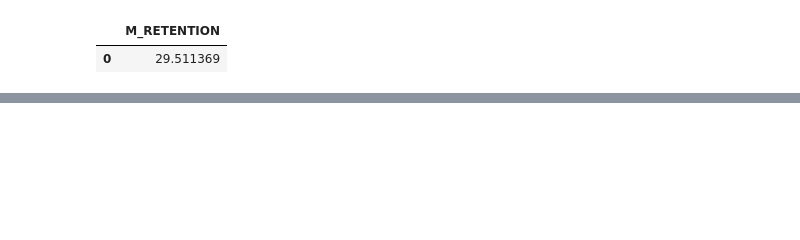
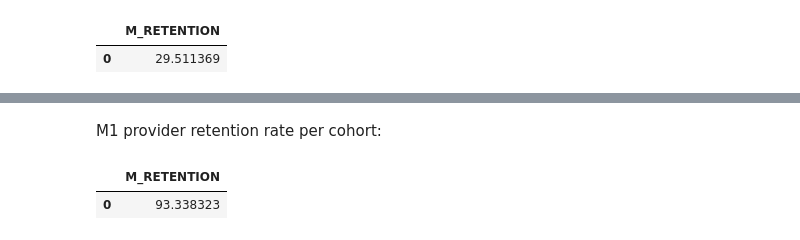
Before and after one commit to kennedyopokuasare/ResqCLV, a Jupyter notebook: data-exploration-and-pipeline.ipynb, the cells around one changed output, grey strips where cells are left out. Cells and saved outputs as stored; diff of their text form; code cells hidden in the pictures; blank space fills up the shorter version.

```diff
--- a/data-exploration-and-pipeline.ipynb
+++ b/data-exploration-and-pipeline.ipynb
@@ -817,0 +999,7 @@ pipeline.m_retention_rate_by_cohort(month=1, cohort="2022-09-01")
+# %% [markdown]
+M1 provider retention rate per cohort:
+# %%
+pipeline.m_provider_retention_rate_by_cohort(month=1, cohort="2022-09-01")
+# %% [output]
+|  | M_RETENTION |
+| 0 | 93.338323 |
```
Also changed, not shown: parts of 20 cells of this notebook, 3 other files.
